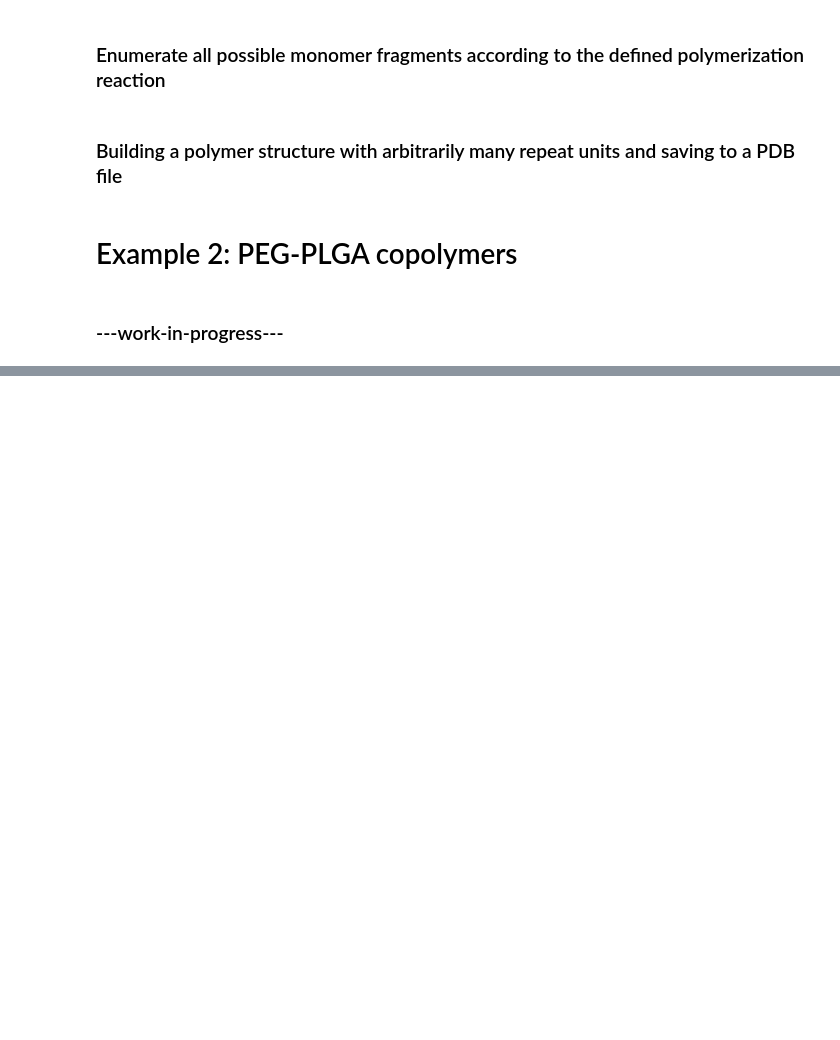
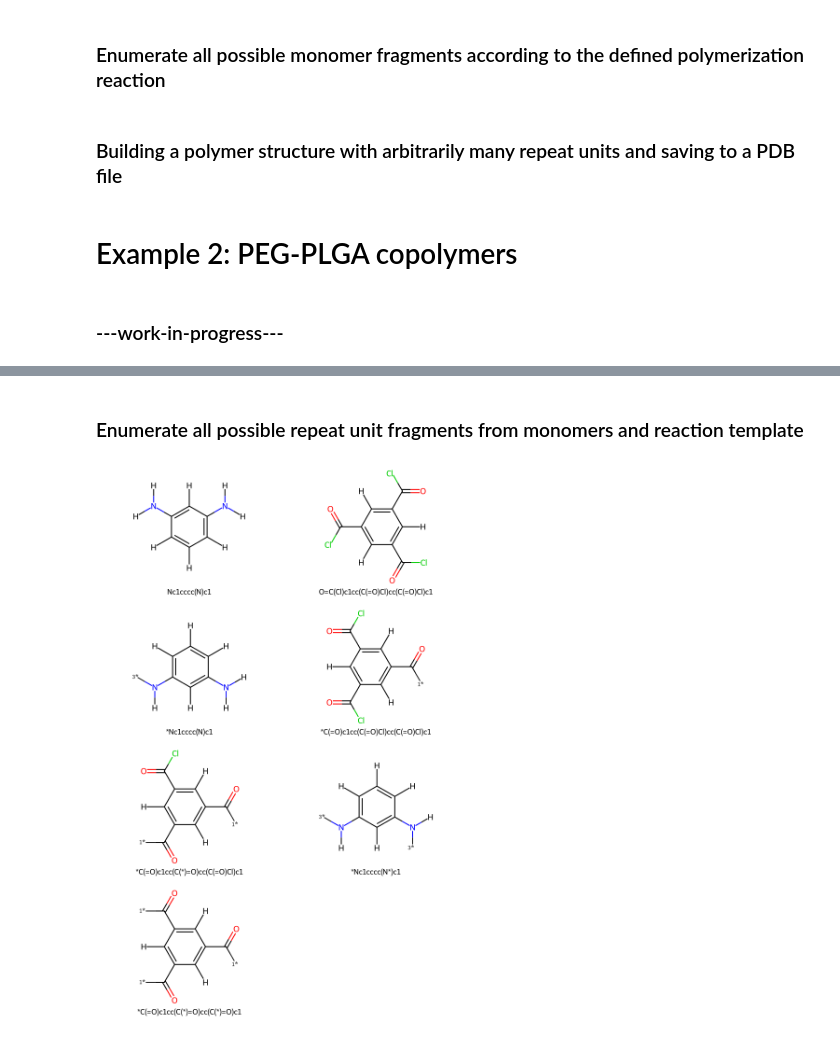
Before and after one commit to timbernat/polymerist_examples, a Jupyter notebook: rxn_template_demo.ipynb, the cells around one changed output, grey strips where cells are left out. Saved outputs shown, nothing was run; the diff lists cells and outputs as text; code cells hidden in the pictures; blank space fills up the shorter version.

```diff
--- a/rxn_template_demo.ipynb
+++ b/rxn_template_demo.ipynb
@@ -218,0 +286,15 @@ mbmol_to_openmm_pdb(polymer_path, polymer)
+# %% [markdown]
+### Enumerate all possible repeat unit fragments from monomers and reaction template
+# %%
+from polymerist.rdutils.reactions import AnnotatedReaction
+from polymerist.rdutils.reactions import PolymerizationReactor, CutMinimumCostBondsStrategy
+
+
+reactor = PolymerizationReactor(
+    rxn_schema=AnnotatedReaction.from_smarts(rxn_smarts),
+    fragment_strategy=CutMinimumCostBondsStrategy()
+)
+fragments = reactor.propagate_pooled(monomers.values(), sanitize_ops=SANITIZE_ALL, aromaticity_model=AROMATICITY_MDL)
+MolsToGridImage(fragments.values(), molsPerRow=2, subImgSize=MOL_IMG_SIZE, legends=list(fragments.keys()))
+# %% [output]
+[figure, added]
```
Also changed, not shown: parts of 20 cells of this notebook.
